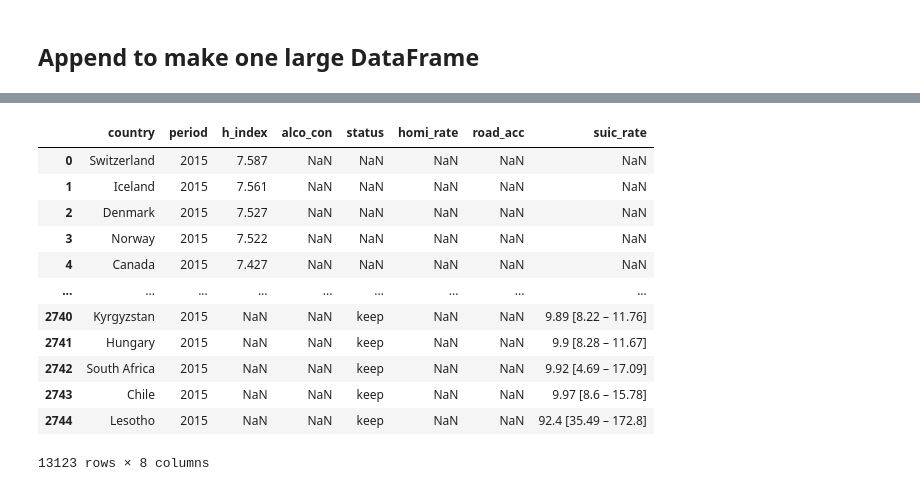
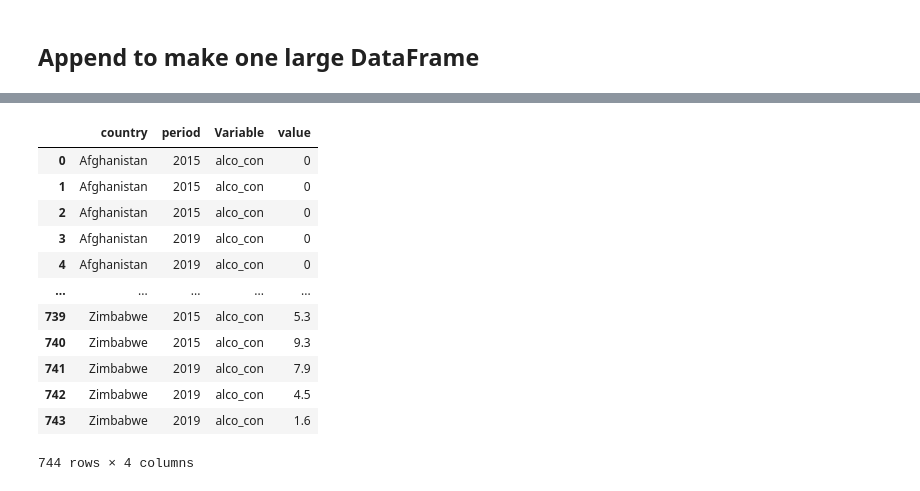
Before and after one commit to data301-2021-summer2/project-group16-data-301-project, a Jupyter notebook: analysis/Bellinda/analysis_pipeline.ipynb, the cells around one changed output, grey strips where cells are left out. Cells and saved outputs as stored; diff of their text form; code cells hidden in the pictures.

```diff
--- a/analysis/Bellinda/analysis_pipeline.ipynb
+++ b/analysis/Bellinda/analysis_pipeline.ipynb
@@ -202,10 +284,30 @@ def keep_or_discard(x):
 # %%
 indicators=[clean_alco,clean_homi,clean_road,clean_suic]
 
-for thing in indicators:
-    thing['status'] = thing.apply(keep_or_discard,axis='columns')
-    thing=thing[thing['status'] =='keep']
+'''
+for file in indicators:
+    file=filter_years(file)
+    file[[list(file.columns)[2]]]=edit_data(file)
+'''
 
-    thing=thing[list(thing.columns)[0:3]]
-    print(thing)
+clean_alco=filter_years(clean_alco)
+clean_alco[[list(clean_alco.columns)[2]]]=edit_data(clean_alco)
+
+clean_homi=filter_years(clean_homi)
+clean_homi[[list(clean_homi.columns)[2]]]=edit_data(clean_homi)
+
+clean_road=filter_years(clean_road)
+clean_road[[list(clean_road.columns)[2]]]=edit_data(clean_road)
+
+clean_suic=filter_years(clean_suic)
+clean_suic[[list(clean_suic.columns)[2]]]=edit_data(clean_suic)
+
+'''
+clean_alco['status'] = clean_alco.apply(keep_or_discard,axis='columns')
+clean_alco=clean_alco.loc[clean_alco['status'] =='keep']
+clean_alco=clean_alco.drop(columns=['status'])
+clean_alco
+'''
+
+#clean_alco['period']==2000
 # %% [output]
@@ -229,17 +315,25 @@ for thing in indicators:
-# %%
-current=just_scores.append(indicators)
-current
-# %% [output]
-|  | country | period | h_index | alco_con | status | homi_rate | road_acc | suic_rate |
-| 0 | Switzerland | 2015 | 7.587 | NaN | NaN | NaN | NaN | NaN |
-| 1 | Iceland | 2015 | 7.561 | NaN | NaN | NaN | NaN | NaN |
-| 2 | Denmark | 2015 | 7.527 | NaN | NaN | NaN | NaN | NaN |
-| 3 | Norway | 2015 | 7.522 | NaN | NaN | NaN | NaN | NaN |
-| 4 | Canada | 2015 | 7.427 | NaN | NaN | NaN | NaN | NaN |
-| ... | ... | ... | ... | ... | ... | ... | ... | ... |
-| 2740 | Kyrgyzstan | 2015 | NaN | NaN | keep | NaN | NaN | 9.89 [8.22 – 11.76] |
-| 2741 | Hungary | 2015 | NaN | NaN | keep | NaN | NaN | 9.9 [8.28 – 11.67] |
-| 2742 | South Africa | 2015 | NaN | NaN | keep | NaN | NaN | 9.92 [4.69 – 17.09] |
-| 2743 | Chile | 2015 | NaN | NaN | keep | NaN | NaN | 9.97 [8.6 – 15.78] |
-| 2744 | Lesotho | 2015 | NaN | NaN | keep | NaN | NaN | 92.4 [35.49 – 172.8] |
-13123 rows × 8 columns
+# %%
+melted_clean_road = clean_road.melt(id_vars=['country','period'],value_vars = 'road_acc',var_name='Variable',value_name='value')
+melted_clean_alco = clean_alco.melt(id_vars=['country','period'],value_vars = 'clean_alco',var_name='Variable',value_name='value')
+melted_clean_homi = clean_homi.melt(id_vars=['country','period'],value_vars = 'clean_homi',var_name='Variable',value_name='value')
+melted_clean_suic = clean_suic.melt(id_vars=['country','period'],value_vars = 'clean_suic',var_name='Variable',value_name='value')
+#master=pd.concat([just_scores,melted_clean_road,melted_clean_alco,melted_clean_homi,melted_clean_suic])
+#master.head()
+# %%
+
+pd.merge(just_scores,melted_clean_alco, on=['country','period'],how='inner')[['country','period','Variable','value']]
+#melted_clean_alco.drop_duplicates()
+# %% [output]
+|  | country | period | Variable | value |
+| 0 | Afghanistan | 2015 | alco_con | 0 |
+| 1 | Afghanistan | 2015 | alco_con | 0 |
+| 2 | Afghanistan | 2015 | alco_con | 0 |
+| 3 | Afghanistan | 2019 | alco_con | 0 |
+| 4 | Afghanistan | 2019 | alco_con | 0 |
+| ... | ... | ... | ... | ... |
+| 739 | Zimbabwe | 2015 | alco_con | 5.3 |
+| 740 | Zimbabwe | 2015 | alco_con | 9.3 |
+| 741 | Zimbabwe | 2019 | alco_con | 7.9 |
+| 742 | Zimbabwe | 2019 | alco_con | 4.5 |
+| 743 | Zimbabwe | 2019 | alco_con | 1.6 |
+744 rows × 4 columns
```
Also changed, not shown: parts of 17 cells of this notebook, 2 other files.
